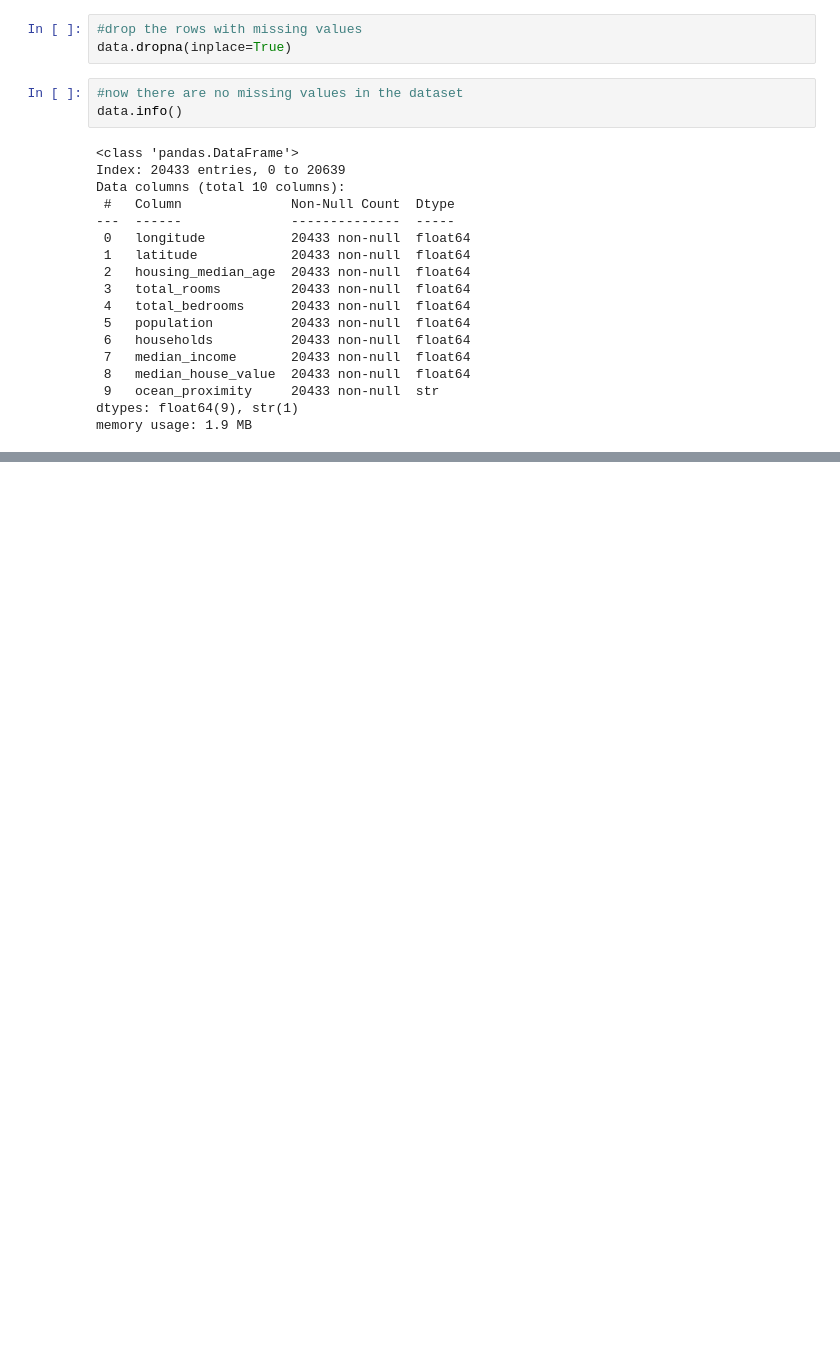
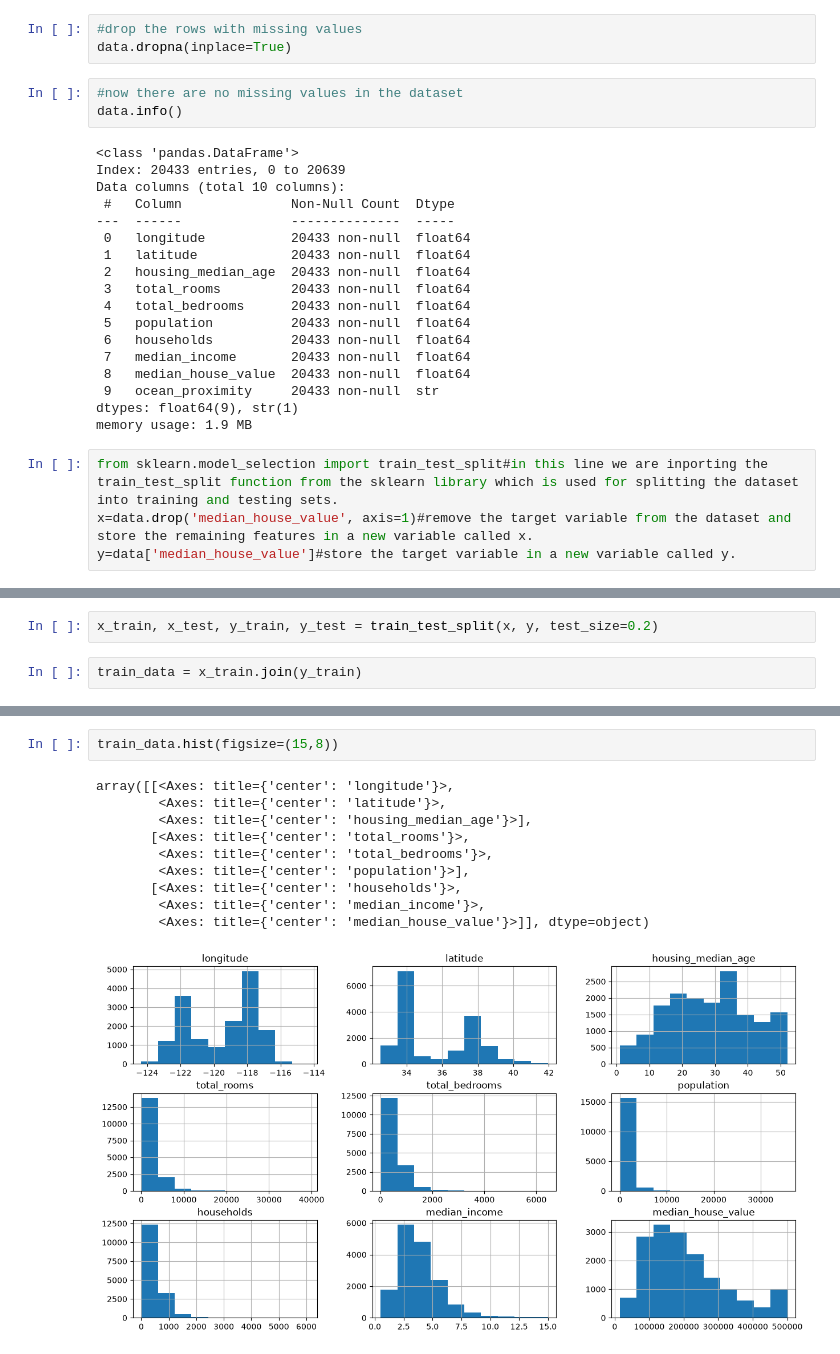
Before and after one commit to kkhushi-07/house-price-predictor, a Jupyter notebook: notebooks/california_housing.ipynb, the cells around one changed output, grey strips where cells are left out. Drawn from its saved outputs; the diff is of its cells as text; blank space fills up the shorter version.

```diff
--- a/notebooks/california_housing.ipynb
+++ b/notebooks/california_housing.ipynb
@@ -66,3 +66,7 @@ Data columns (total 10 columns):
  9   ocean_proximity     20433 non-null  str
 dtypes: float64(9), str(1)
 memory usage: 1.9 MB
+# %%
+from sklearn.model_selection import train_test_split#in this line we are inporting the train_test_split function from the sklearn library which is used for splitting the dataset into training and testing sets.
+x=data.drop('median_house_value', axis=1)#remove the target variable from the dataset and store the remaining features in a new variable called x.
+y=data['median_house_value']#store the target variable in a new variable called y.
@@ -68,0 +104,4 @@ memory usage: 1.9 MB
+# %%
+x_train, x_test, y_train, y_test = train_test_split(x, y, test_size=0.2)
+# %%
+train_data = x_train.join(y_train)
@@ -68,0 +124,13 @@ memory usage: 1.9 MB
+# %%
+train_data.hist(figsize=(15,8))
+# %% [output]
+array([[<Axes: title={'center': 'longitude'}>,
+        <Axes: title={'center': 'latitude'}>,
+        <Axes: title={'center': 'housing_median_age'}>],
+       [<Axes: title={'center': 'total_rooms'}>,
+        <Axes: title={'center': 'total_bedrooms'}>,
+        <Axes: title={'center': 'population'}>],
+       [<Axes: title={'center': 'households'}>,
+        <Axes: title={'center': 'median_income'}>,
+        <Axes: title={'center': 'median_house_value'}>]], dtype=object)
+[figure, added]
```
Also changed, not shown: parts of 11 cells of this notebook.
